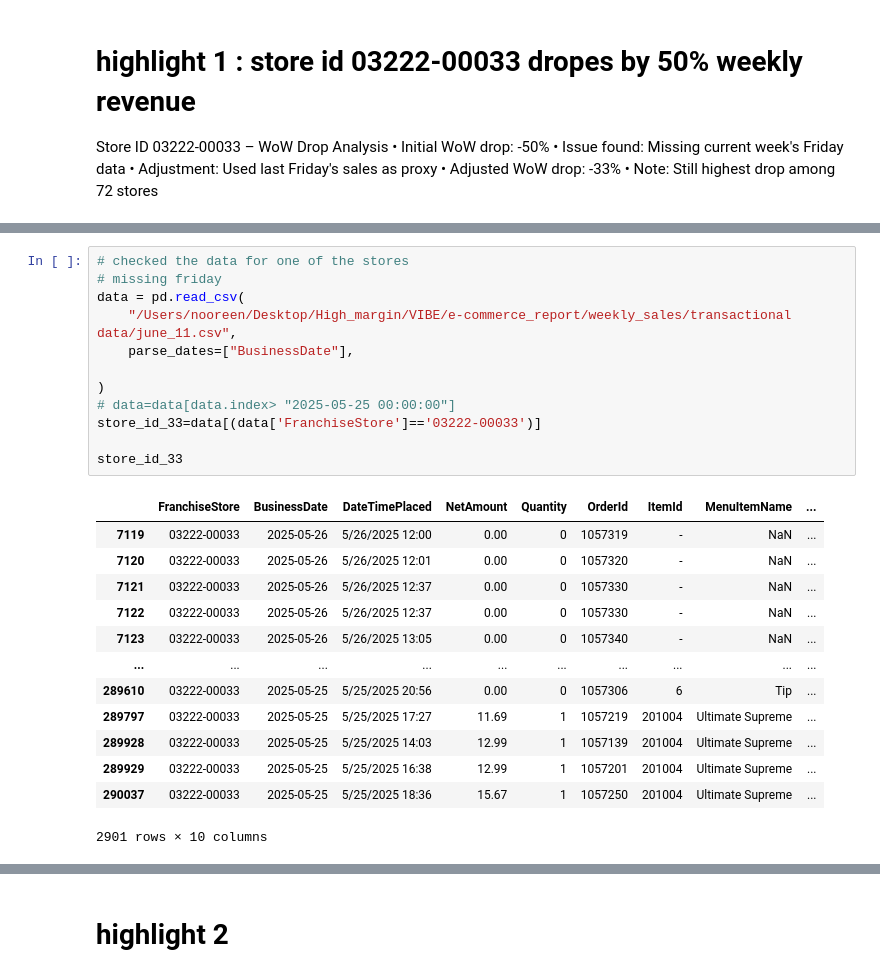
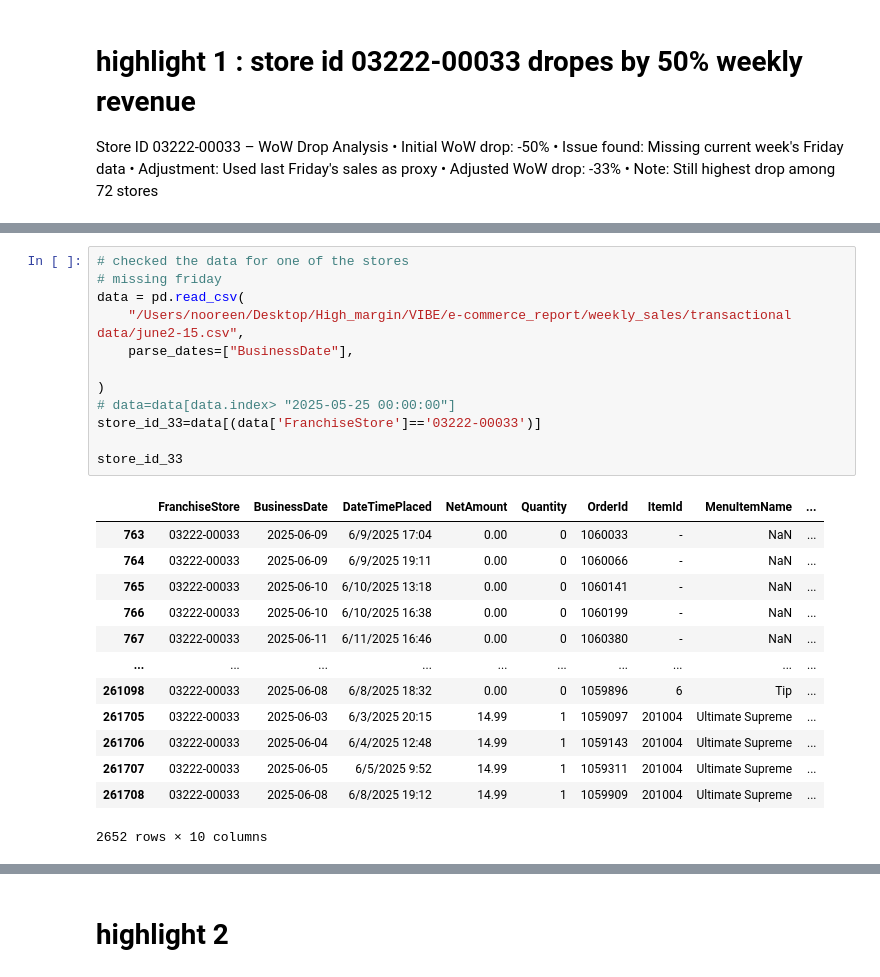
Before and after one commit to noor60/pipeline, a Jupyter notebook: VIBE/e-commerce_report/weekly_sales/weekly_highlights.ipynb, the cells around one changed output, grey strips where cells are left out. Drawn from its saved outputs; the diff is of its cells as text.

Commit message:
vibe ecommerce report for june 15

```diff
--- a/VIBE/e-commerce_report/weekly_sales/weekly_highlights.ipynb
+++ b/VIBE/e-commerce_report/weekly_sales/weekly_highlights.ipynb
@@ -27,28 +42,28 @@ weekly_summary[weekly_summary['FranchiseStore'].isin(least_wow_change_store['Sto
 # %%
 # checked the data for one of the stores
 # missing friday
 data = pd.read_csv(
-    "/Users/nooreen/Desktop/High_margin/VIBE/e-commerce_report/weekly_sales/transactional data/june_11.csv",
+    "/Users/nooreen/Desktop/High_margin/VIBE/e-commerce_report/weekly_sales/transactional data/june2-15.csv",
     parse_dates=["BusinessDate"],
 
 )
 # data=data[data.index> "2025-05-25 00:00:00"]
 store_id_33=data[(data['FranchiseStore']=='03222-00033')]
 
 store_id_33
 # %% [output]
 |  | FranchiseStore | BusinessDate | DateTimePlaced | NetAmount | Quantity | OrderId | ItemId | MenuItemName | ... |
-| 7119 | 03222-00033 | 2025-05-26 | 5/26/2025 12:00 | 0.00 | 0 | 1057319 | - | NaN | ... |
-| 7120 | 03222-00033 | 2025-05-26 | 5/26/2025 12:01 | 0.00 | 0 | 1057320 | - | NaN | ... |
-| 7121 | 03222-00033 | 2025-05-26 | 5/26/2025 12:37 | 0.00 | 0 | 1057330 | - | NaN | ... |
-| 7122 | 03222-00033 | 2025-05-26 | 5/26/2025 12:37 | 0.00 | 0 | 1057330 | - | NaN | ... |
-| 7123 | 03222-00033 | 2025-05-26 | 5/26/2025 13:05 | 0.00 | 0 | 1057340 | - | NaN | ... |
+| 763 | 03222-00033 | 2025-06-09 | 6/9/2025 17:04 | 0.00 | 0 | 1060033 | - | NaN | ... |
+| 764 | 03222-00033 | 2025-06-09 | 6/9/2025 19:11 | 0.00 | 0 | 1060066 | - | NaN | ... |
+| 765 | 03222-00033 | 2025-06-10 | 6/10/2025 13:18 | 0.00 | 0 | 1060141 | - | NaN | ... |
+| 766 | 03222-00033 | 2025-06-10 | 6/10/2025 16:38 | 0.00 | 0 | 1060199 | - | NaN | ... |
+| 767 | 03222-00033 | 2025-06-11 | 6/11/2025 16:46 | 0.00 | 0 | 1060380 | - | NaN | ... |
 | ... | ... | ... | ... | ... | ... | ... | ... | ... | ... |
-| 289610 | 03222-00033 | 2025-05-25 | 5/25/2025 20:56 | 0.00 | 0 | 1057306 | 6 | Tip | ... |
-| 289797 | 03222-00033 | 2025-05-25 | 5/25/2025 17:27 | 11.69 | 1 | 1057219 | 201004 | Ultimate Supreme | ... |
-| 289928 | 03222-00033 | 2025-05-25 | 5/25/2025 14:03 | 12.99 | 1 | 1057139 | 201004 | Ultimate Supreme | ... |
-| 289929 | 03222-00033 | 2025-05-25 | 5/25/2025 16:38 | 12.99 | 1 | 1057201 | 201004 | Ultimate Supreme | ... |
-| 290037 | 03222-00033 | 2025-05-25 | 5/25/2025 18:36 | 15.67 | 1 | 1057250 | 201004 | Ultimate Supreme | ... |
+| 261098 | 03222-00033 | 2025-06-08 | 6/8/2025 18:32 | 0.00 | 0 | 1059896 | 6 | Tip | ... |
+| 261705 | 03222-00033 | 2025-06-03 | 6/3/2025 20:15 | 14.99 | 1 | 1059097 | 201004 | Ultimate Supreme | ... |
+| 261706 | 03222-00033 | 2025-06-04 | 6/4/2025 12:48 | 14.99 | 1 | 1059143 | 201004 | Ultimate Supreme | ... |
+| 261707 | 03222-00033 | 2025-06-05 | 6/5/2025 9:52 | 14.99 | 1 | 1059311 | 201004 | Ultimate Supreme | ... |
+| 261708 | 03222-00033 | 2025-06-08 | 6/8/2025 19:12 | 14.99 | 1 | 1059909 | 201004 | Ultimate Supreme | ... |
-2901 rows × 10 columns
+2652 rows × 10 columns
 # %%
 # check fordailyt sale to estimaare for friday sale
```
Also changed, not shown: parts of 32 cells of this notebook.
